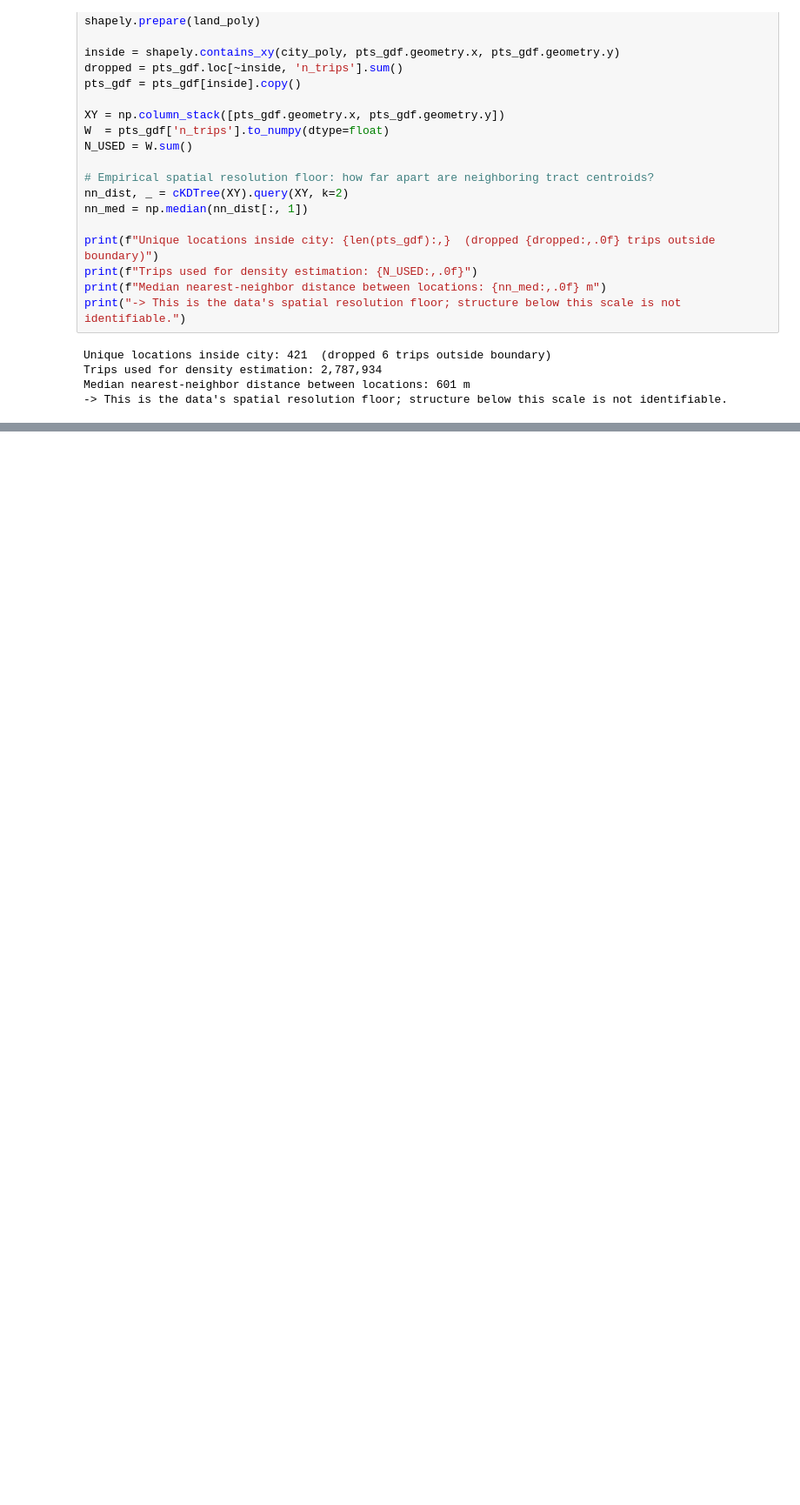
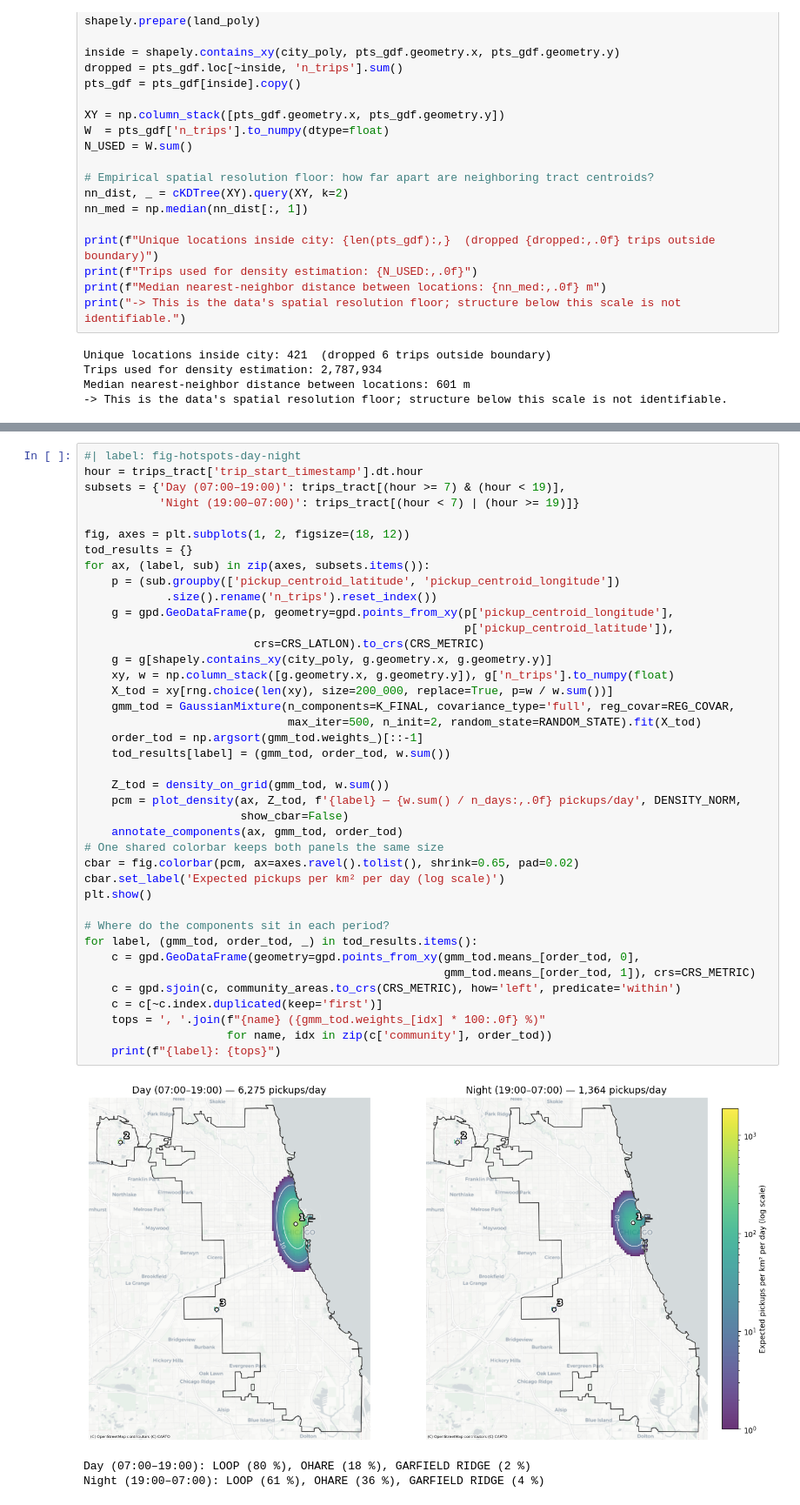
Before and after one commit to nbringew/AAA_Team_1, a Jupyter notebook: notebooks/02_gmm.ipynb, the cells around one changed output, grey strips where cells are left out. Shown at 87% size. Cells and saved outputs as stored; diff of their text form; blank space fills up the shorter version.

```diff
--- a/notebooks/02_gmm.ipynb
+++ b/notebooks/02_gmm.ipynb
@@ -465,0 +456,44 @@ Night (19:00–07:00): OHARE (36 %), NEAR NORTH SIDE (26 %), NEAR WEST SIDE (18
+# %%
+#| label: fig-hotspots-day-night
+hour = trips_tract['trip_start_timestamp'].dt.hour
+subsets = {'Day (07:00–19:00)': trips_tract[(hour >= 7) & (hour < 19)],
+           'Night (19:00–07:00)': trips_tract[(hour < 7) | (hour >= 19)]}
+
+fig, axes = plt.subplots(1, 2, figsize=(18, 12))
+tod_results = {}
+for ax, (label, sub) in zip(axes, subsets.items()):
+    p = (sub.groupby(['pickup_centroid_latitude', 'pickup_centroid_longitude'])
+            .size().rename('n_trips').reset_index())
+    g = gpd.GeoDataFrame(p, geometry=gpd.points_from_xy(p['pickup_centroid_longitude'],
+                                                        p['pickup_centroid_latitude']),
+                         crs=CRS_LATLON).to_crs(CRS_METRIC)
+    g = g[shapely.contains_xy(city_poly, g.geometry.x, g.geometry.y)]
+    xy, w = np.column_stack([g.geometry.x, g.geometry.y]), g['n_trips'].to_numpy(float)
+    X_tod = xy[rng.choice(len(xy), size=200_000, replace=True, p=w / w.sum())]
+    gmm_tod = GaussianMixture(n_components=K_FINAL, covariance_type='full', reg_covar=REG_COVAR,
+                              max_iter=500, n_init=2, random_state=RANDOM_STATE).fit(X_tod)
+    order_tod = np.argsort(gmm_tod.weights_)[::-1]
+    tod_results[label] = (gmm_tod, order_tod, w.sum())
+
+    Z_tod = density_on_grid(gmm_tod, w.sum())
+    pcm = plot_density(ax, Z_tod, f'{label} — {w.sum() / n_days:,.0f} pickups/day', DENSITY_NORM,
+                       show_cbar=False)
+    annotate_components(ax, gmm_tod, order_tod)
+# One shared colorbar keeps both panels the same size
+cbar = fig.colorbar(pcm, ax=axes.ravel().tolist(), shrink=0.65, pad=0.02)
+cbar.set_label('Expected pickups per km² per day (log scale)')
+plt.show()
+
+# Where do the components sit in each period?
+for label, (gmm_tod, order_tod, _) in tod_results.items():
+    c = gpd.GeoDataFrame(geometry=gpd.points_from_xy(gmm_tod.means_[order_tod, 0],
+                                                     gmm_tod.means_[order_tod, 1]), crs=CRS_METRIC)
+    c = gpd.sjoin(c, community_areas.to_crs(CRS_METRIC), how='left', predicate='within')
+    c = c[~c.index.duplicated(keep='first')]
+    tops = ', '.join(f"{name} ({gmm_tod.weights_[idx] * 100:.0f} %)"
+                     for name, idx in zip(c['community'], order_tod))
+    print(f"{label}: {tops}")
+# %% [output]
+[figure, added]
+Day (07:00–19:00): LOOP (80 %), OHARE (18 %), GARFIELD RIDGE (2 %)
+Night (19:00–07:00): LOOP (61 %), OHARE (36 %), GARFIELD RIDGE (4 %)
```
Also changed, not shown: parts of 20 cells of this notebook.
